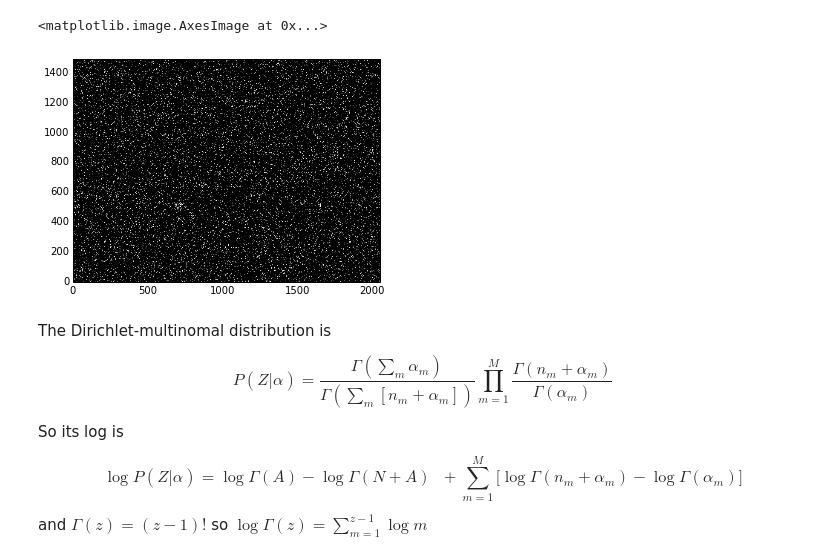
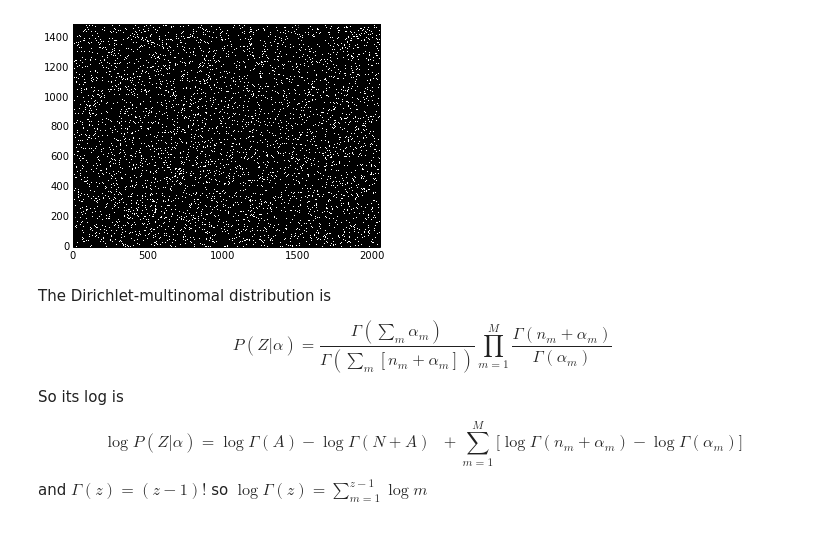
Before and after one commit to garibaldu/Oddity, a Jupyter notebook: code/squares.ipynb, the cells around one changed output. Cells and saved outputs as stored; diff of their text form; code cells hidden in the pictures.

Commit message:
show solutions in squares.ipynb

```diff
--- a/code/squares.ipynb
+++ b/code/squares.ipynb
@@ -3,6 +3,11 @@ import pylab as plt
 import numpy as np
 import numpy.random as rng
 from astropy.io import fits
+# %%
+def show_data_and_model(BG_image, BoundingBoxes = []):
+    plt.imshow(BG_image, interpolation='nearest', origin='lower')
+    for BB in BoundingBoxes:
+        plt.gca().add_artist(Rectangle((BB.get_pos()[1], BB.get_pos()[0]), BB.get_width(), BB.get_width(), alpha=0.9, facecolor='None', edgecolor='blue'))
 # %%
 class OddityBB:
     def __init__(self, pos, width):
@@ -78,10 +83,10 @@ fakeimg = rng.normal(size=realimg.shape)
 ny, nx = fakeimg.shape
 ygrid, xgrid = mgrid[:ny, :nx]
 fakeimg += 0.0 * xgrid / nx  # to add a tiny gradient as a test
-fakeimg[150:250,350:450] += 0.25 # bright patch for kicks.
-fakeimg[475:525,675:725] += 1.0 # bright patch for kicks.
+fakeimg[150:250,350:450] *= 1.25 # a patch of slightly more variable pixels.
+fakeimg[475:525,675:725] += 1.0 # a patch of slightly brighter pixels.
 
 img = fakeimg # we decide which data we're working with.
 plt.gray()
-plt.imshow(img, origin='lower')
+show_data_and_model(img)
 # %% [output]
@@ -101,17 +107,16 @@ def intensity_to_m(img, M):
 # %%
 def intensity_to_boolean_block(img, M):
     mimg = intensity_to_m(img, M)
     ny, nx = mimg.shape
     N = ny * nx
     bb = np.zeros((M, ny+1, nx+1),dtype=bool)
     for m in range(M):
         bb[m, 1:, 1:] = (mimg == m)
     return bb
 
-plt.imshow(intensity_to_boolean_block(img, M)[-1], origin='lower')
+show_data_and_model(intensity_to_boolean_block(img, M)[-1])
 # %% [output]
-<matplotlib.image.AxesImage at 0x...>
-[figure, old version]
+[figure, new version]
 # %%
 def intensity_to_cumulated_block(img, M):
     return np.cumsum(np.cumsum(intensity_to_boolean_block(img, M), axis=2), axis=1)
```
Also changed, not shown: parts of 10 cells of this notebook.
